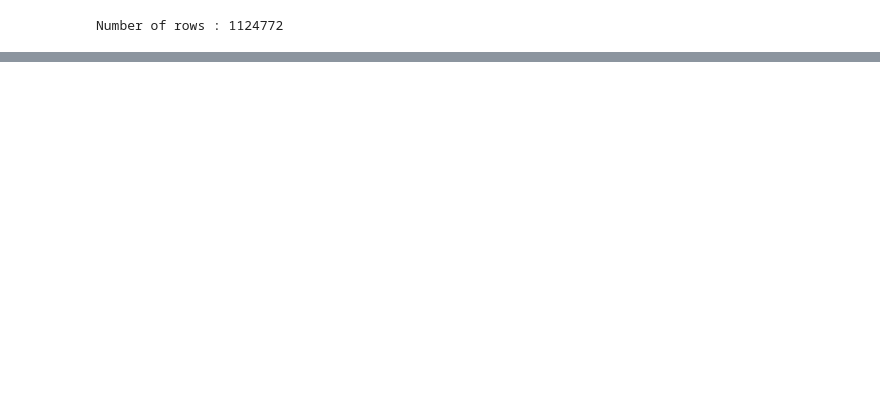
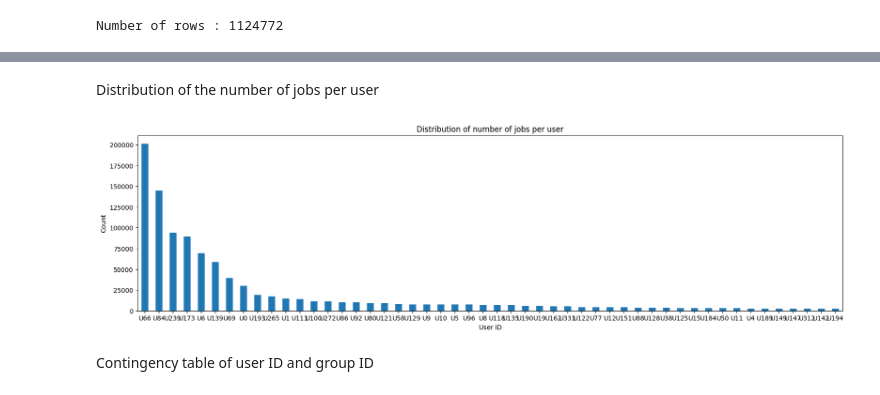
Before and after one commit to mustaphaezzali/A-CNN-BiLSTM-with-attention-mechanisme-for-Workload-prediction, a Jupyter notebook: data/dataAnalysis.ipynb, the cells around one changed output, grey strips where cells are left out. Saved outputs shown, nothing was run; the diff lists cells and outputs as text; code cells hidden in the pictures; blank space fills up the shorter version.

```diff
--- a/data/dataAnalysis.ipynb
+++ b/data/dataAnalysis.ipynb
@@ -121,0 +275,16 @@ dataset.describe()
+# %%
+dataset = dataset.drop(columns=['LastRunSiteID'])
+# %% [markdown]
+Distribution of the number of jobs per user
+# %%
+users = dataset["UserID"].value_counts()[0:50]
+plt.figure(figsize=(20, 5))
+users.plot(kind='bar', rot=0)
+plt.title('Distribution of number of jobs per user')
+plt.xlabel('User ID')
+plt.ylabel('Count')
+plt.show()
+# %% [output]
+[figure, added]
+# %% [markdown]
+Contingency table of user ID and group ID
```
Also changed, not shown: parts of 28 cells of this notebook.
